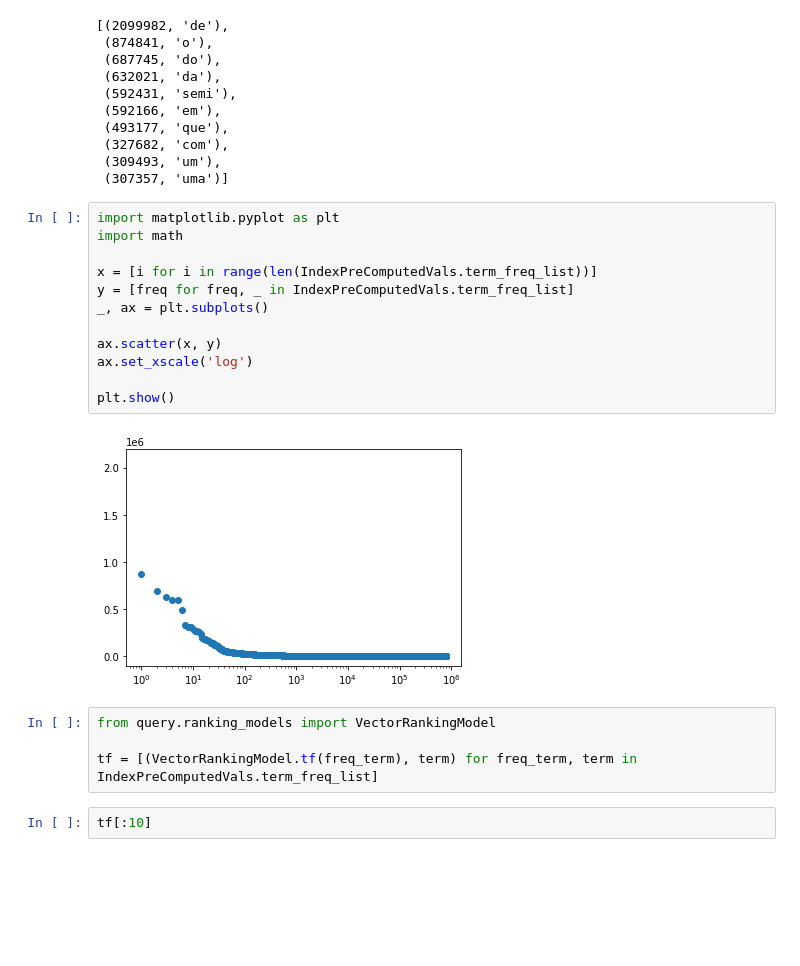
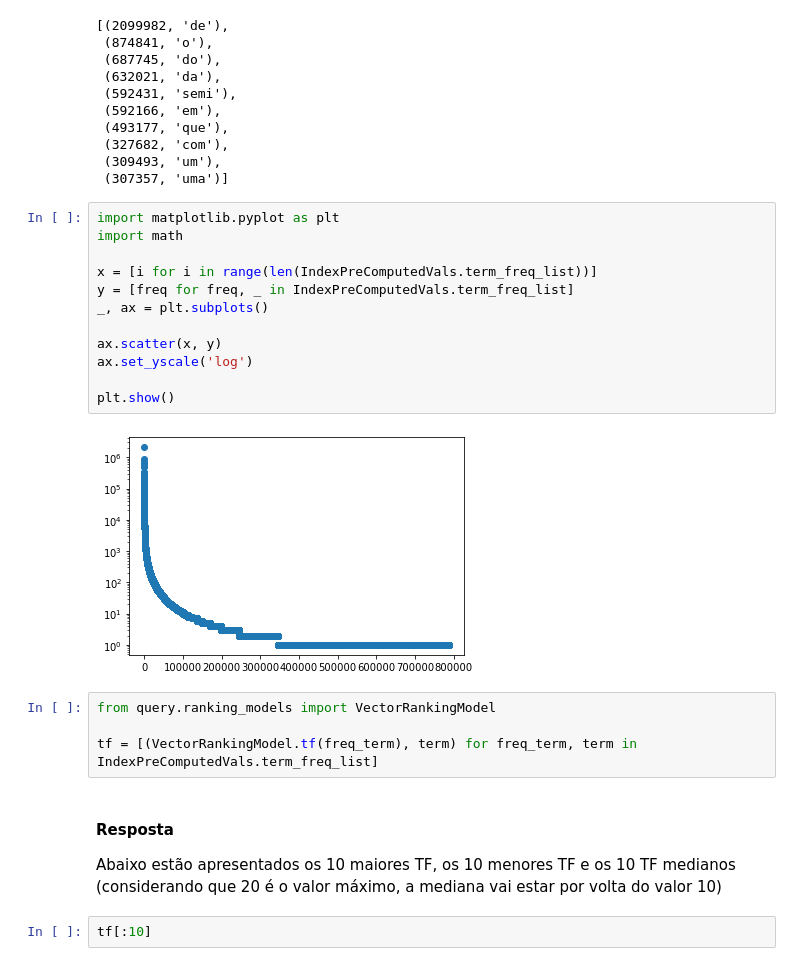
Before and after one commit to AllrightIsHere/ri-processamento-consulta, a Jupyter notebook: relatorio.ipynb, the cells around one changed output. Drawn from its saved outputs; the diff is of its cells as text; blank space fills up the shorter version.

```diff
--- a/relatorio.ipynb
+++ b/relatorio.ipynb
@@ -72,21 +73,24 @@ IndexPreComputedVals.term_freq_list[:10]
 # %%
 import matplotlib.pyplot as plt
 import math
 
 x = [i for i in range(len(IndexPreComputedVals.term_freq_list))]
 y = [freq for freq, _ in IndexPreComputedVals.term_freq_list]
 _, ax = plt.subplots()
 
 ax.scatter(x, y)
-ax.set_xscale('log')
+ax.set_yscale('log')
 
 plt.show()
 # %% [output]
-[figure, old version]
+[figure, new version]
 # %%
 from query.ranking_models import VectorRankingModel
 
 tf = [(VectorRankingModel.tf(freq_term), term) for freq_term, term in IndexPreComputedVals.term_freq_list]
+# %% [markdown]
+#### Resposta
+Abaixo estão apresentados os 10 maiores TF, os 10 menores TF e os 10 TF medianos (considerando que 20 é o valor máximo, a mediana vai estar por volta do valor 10)
 # %%
 tf[:10]
 # %% [output]
```
Also changed, not shown: parts of 24 cells of this notebook, 2 other files.
